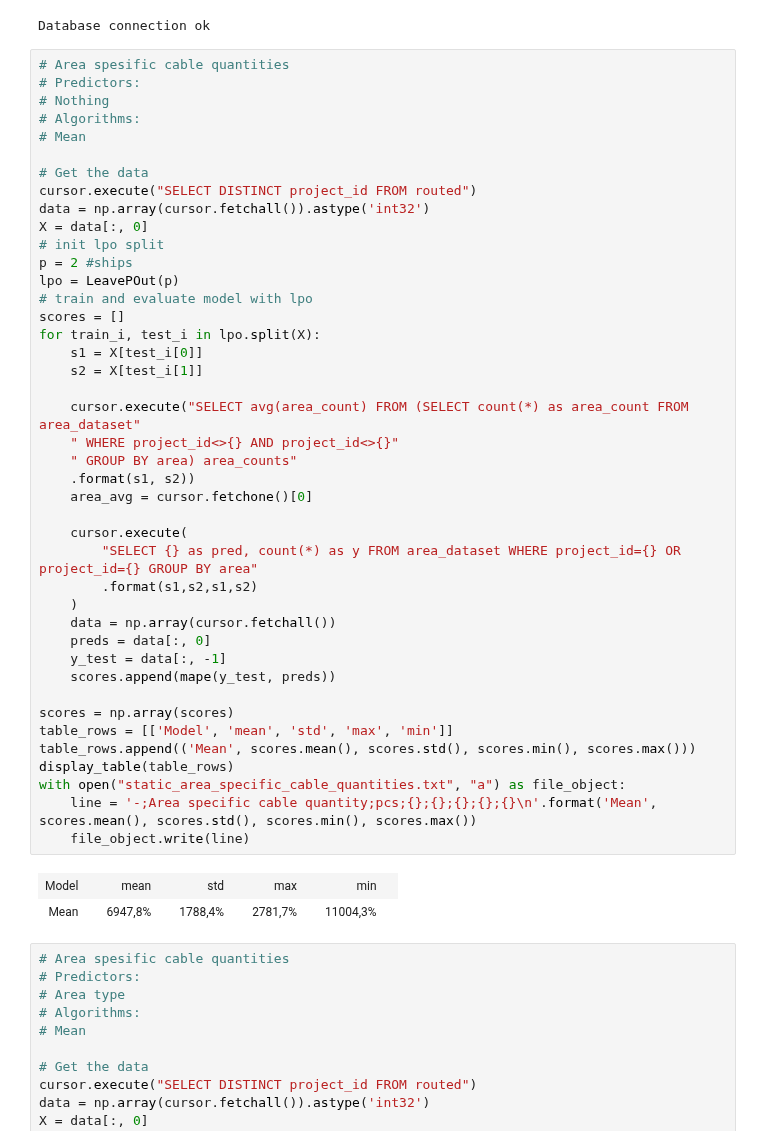
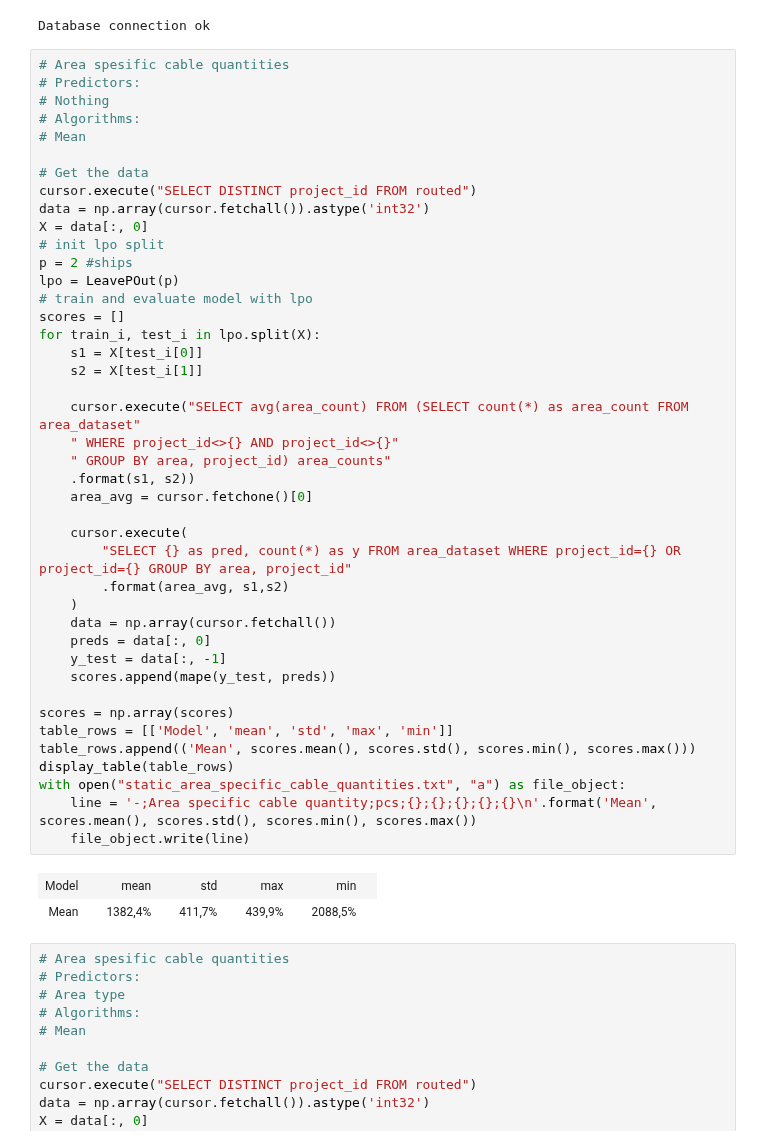
Before and after one commit to Miikkasna/cablepredictions, a Jupyter notebook: Area specific cable quantities.ipynb, the cells around one changed output. Saved outputs shown, nothing was run; the diff lists cells and outputs as text.

Commit message:
area predictions updated

```diff
--- a/Area specific cable quantities.ipynb
+++ b/Area specific cable quantities.ipynb
@@ -48,37 +48,37 @@ X = data[:, 0]
 # init lpo split
 p = 2 #ships
 lpo = LeavePOut(p)
 # train and evaluate model with lpo
 scores = []
 for train_i, test_i in lpo.split(X):
     s1 = X[test_i[0]]
     s2 = X[test_i[1]]
 
     cursor.execute("SELECT avg(area_count) FROM (SELECT count(*) as area_count FROM area_dataset"
     " WHERE project_id<>{} AND project_id<>{}"
-    " GROUP BY area) area_counts"
+    " GROUP BY area, project_id) area_counts"
     .format(s1, s2))
     area_avg = cursor.fetchone()[0]
 
     cursor.execute(
-        "SELECT {} as pred, count(*) as y FROM area_dataset WHERE project_id={} OR project_id={} GROUP BY area"
-        .format(s1,s2,s1,s2)
+        "SELECT {} as pred, count(*) as y FROM area_dataset WHERE project_id={} OR project_id={} GROUP BY area, project_id"
+        .format(area_avg, s1,s2)
     )
     data = np.array(cursor.fetchall())
     preds = data[:, 0]
     y_test = data[:, -1]
     scores.append(mape(y_test, preds))
 
 scores = np.array(scores)
 table_rows = [['Model', 'mean', 'std', 'max', 'min']]
 table_rows.append(('Mean', scores.mean(), scores.std(), scores.min(), scores.max()))
 display_table(table_rows)
 with open("static_area_specific_cable_quantities.txt", "a") as file_object:
     line = '-;Area specific cable quantity;pcs;{};{};{};{};{}\n'.format('Mean', scores.mean(), scores.std(), scores.min(), scores.max())
     file_object.write(line)
 # %% [output]
 | Model |  | mean |  | std |  | max |  | min |  |
-| Mean |  | 6947,8% |  | 1788,4% |  | 2781,7% |  | 11004,3% |  |
+| Mean |  | 1382,4% |  | 411,7% |  | 439,9% |  | 2088,5% |  |
 # %%
 # Area spesific cable quantities
 # Predictors:
```
Also changed, not shown: parts of 1 cell of this notebook, 1 other file.
